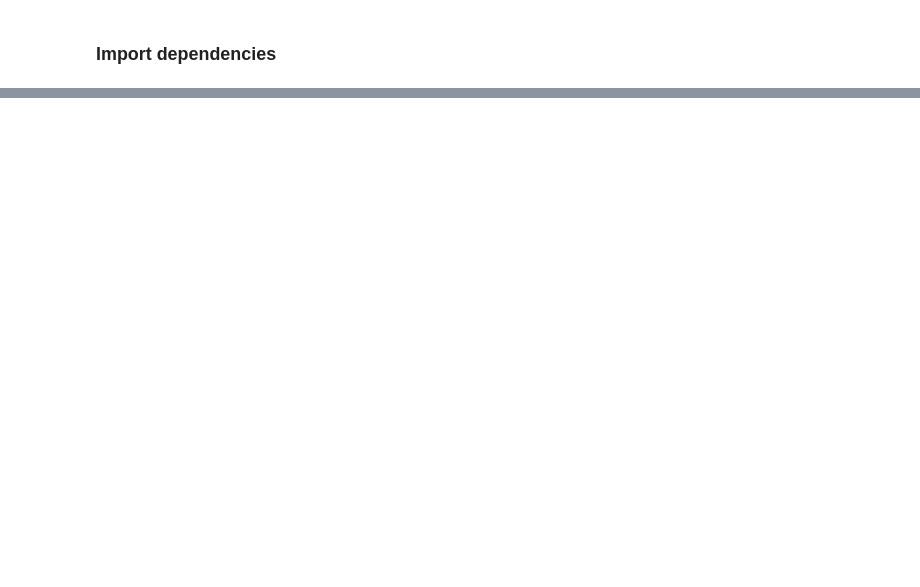
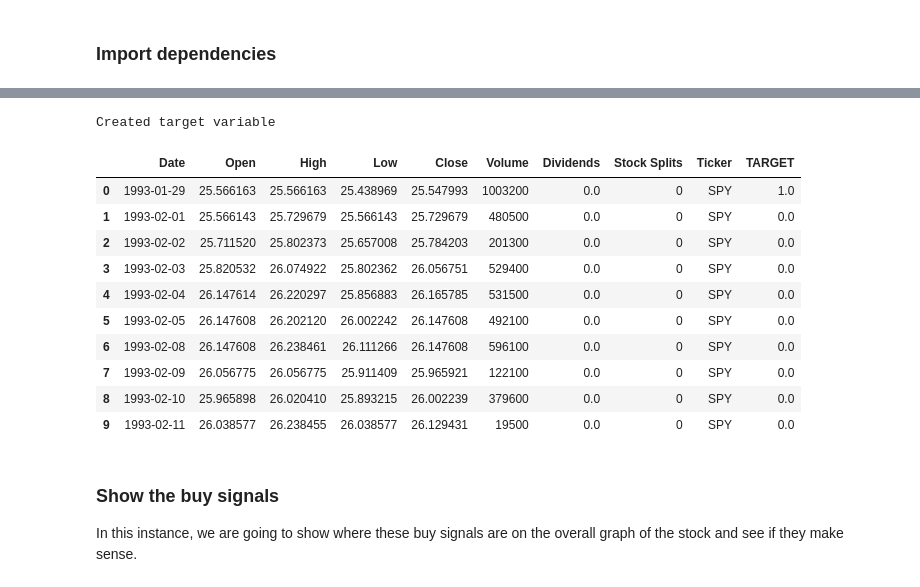
Before and after one commit to alextsourmas/money_robot_notebook, a Jupyter notebook: get_stock_data.ipynb, the cells around one changed output, grey strips where cells are left out. Drawn from its saved outputs; the diff is of its cells as text; code cells hidden in the pictures; blank space fills up the shorter version.

```diff
--- a/get_stock_data.ipynb
+++ b/get_stock_data.ipynb
@@ -10,0 +82,31 @@ ModuleNotFoundError: No module named 'pandas'
+# %%
+
+#If the change is over or under the threshold, label it a 1 - otherwise label it a 0
+move_percentage = stock_dataframe['percent_difference'].quantile(move_quantile)
+stock_dataframe.loc[stock_dataframe['percent_difference'] >= move_percentage, 'TARGET'] = 1
+stock_dataframe.loc[stock_dataframe['percent_difference'] < move_percentage, 'TARGET'] = 0
+# stock_dataframe.loc[stock_dataframe['percent_difference'] <= move_percentage, 'TARGET'] = 1
+# stock_dataframe.loc[stock_dataframe['percent_difference'] > move_percentage, 'TARGET'] = 0
+
+stock_dataframe = stock_dataframe.drop(['later_value', 'percent_difference'], axis=1) #Drop unecessary columns - optionally, drop rows where the target is empty
+stock_dataframe = stock_dataframe[stock_dataframe['TARGET'].notna()]
+print('Created target variable')
+
+stock_dataframe.head(10) #Show the dataframe with the target finished
+# %% [output]
+Created target variable
+|  | Date | Open | High | Low | Close | Volume | Dividends | Stock Splits | Ticker | TARGET |
+| 0 | 1993-01-29 | 25.566163 | 25.566163 | 25.438969 | 25.547993 | 1003200 | 0.0 | 0 | SPY | 1.0 |
+| 1 | 1993-02-01 | 25.566143 | 25.729679 | 25.566143 | 25.729679 | 480500 | 0.0 | 0 | SPY | 0.0 |
+| 2 | 1993-02-02 | 25.711520 | 25.802373 | 25.657008 | 25.784203 | 201300 | 0.0 | 0 | SPY | 0.0 |
+| 3 | 1993-02-03 | 25.820532 | 26.074922 | 25.802362 | 26.056751 | 529400 | 0.0 | 0 | SPY | 0.0 |
+| 4 | 1993-02-04 | 26.147614 | 26.220297 | 25.856883 | 26.165785 | 531500 | 0.0 | 0 | SPY | 0.0 |
+| 5 | 1993-02-05 | 26.147608 | 26.202120 | 26.002242 | 26.147608 | 492100 | 0.0 | 0 | SPY | 0.0 |
+| 6 | 1993-02-08 | 26.147608 | 26.238461 | 26.111266 | 26.147608 | 596100 | 0.0 | 0 | SPY | 0.0 |
+| 7 | 1993-02-09 | 26.056775 | 26.056775 | 25.911409 | 25.965921 | 122100 | 0.0 | 0 | SPY | 0.0 |
+| 8 | 1993-02-10 | 25.965898 | 26.020410 | 25.893215 | 26.002239 | 379600 | 0.0 | 0 | SPY | 0.0 |
+| 9 | 1993-02-11 | 26.038577 | 26.238455 | 26.038577 | 26.129431 | 19500 | 0.0 | 0 | SPY | 0.0 |
+# %% [markdown]
+### Show the buy signals
+
+In this instance, we are going to show where these buy signals are on the overall graph of the stock and see if they make sense.
```
Also changed, not shown: parts of 14 cells of this notebook.
